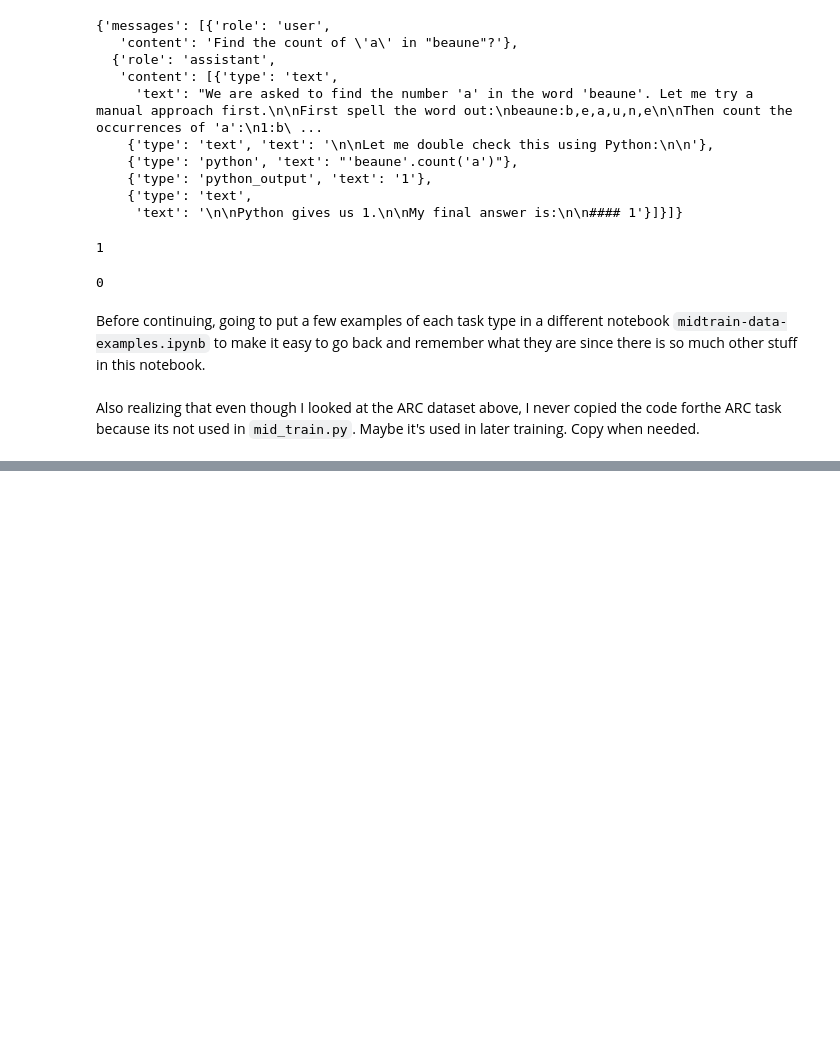
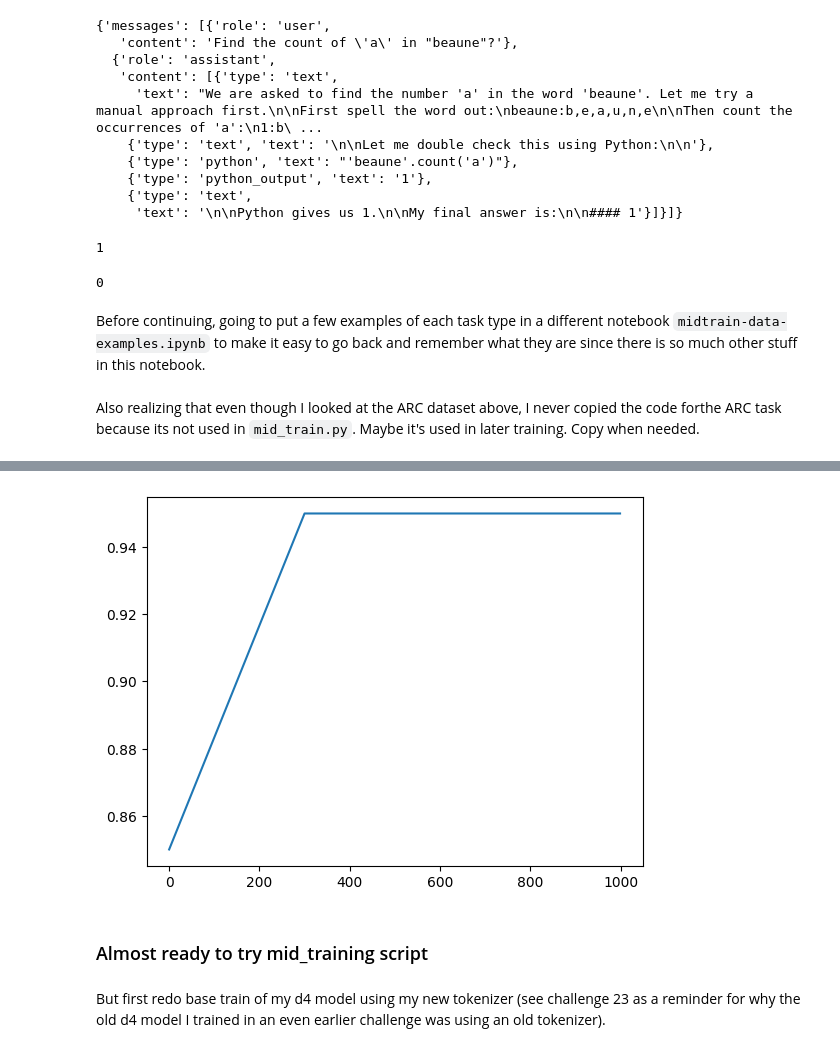
Before and after one commit to dustinwloring1988/learn-nanochat, a Jupyter notebook: challenge-26-understand-midtrain/understand-midtrain.ipynb, the cells around one changed output, grey strips where cells are left out. Drawn from its saved outputs; the diff is of its cells as text; code cells hidden in the pictures; blank space fills up the shorter version.

```diff
--- a/challenge-26-understand-midtrain/understand-midtrain.ipynb
+++ b/challenge-26-understand-midtrain/understand-midtrain.ipynb
@@ -688,0 +996,15 @@ Also realizing that even though I looked at the ARC dataset above, I never copie
+# %%
+def get_muon_momentum(it):
+    frac = min(it / 300, 1)
+    momentum = (1 - frac) * 0.85 + frac * 0.95
+    return momentum
+its = torch.arange(1000, dtype=torch.float32)
+momentums = its.clone()
+momentums.apply_(get_muon_momentum)
+plt.plot(its, momentums);
+# %% [output]
+[figure, added]
+# %% [markdown]
+### Almost ready to try mid_training script
+# %% [markdown]
+But first redo base train of my d4 model using my new tokenizer (see challenge 23 as a reminder for why the old d4 model I trained in an even earlier challenge was using an old tokenizer).
```
Also changed, not shown: parts of 75 cells of this notebook, 5 other files.
